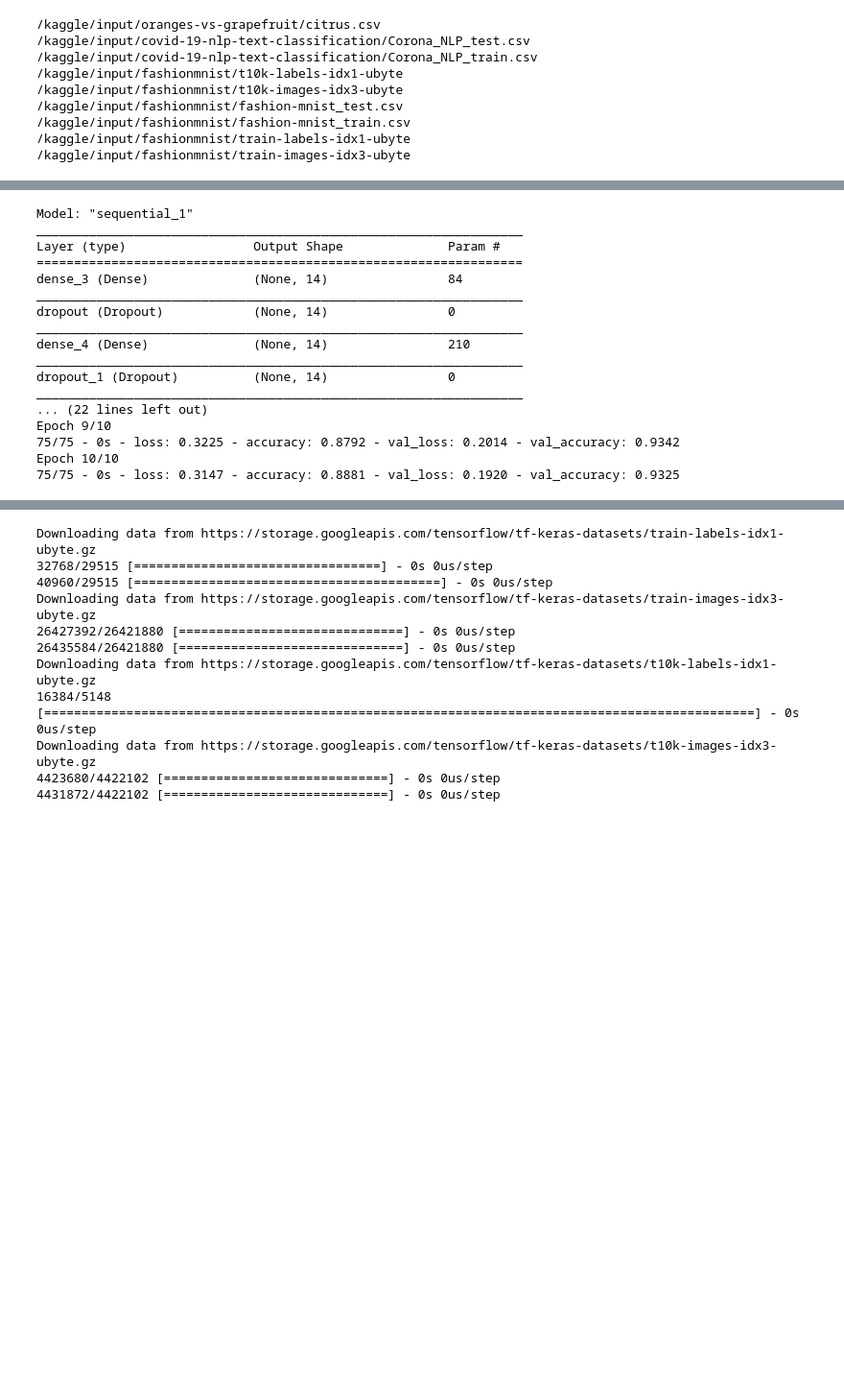
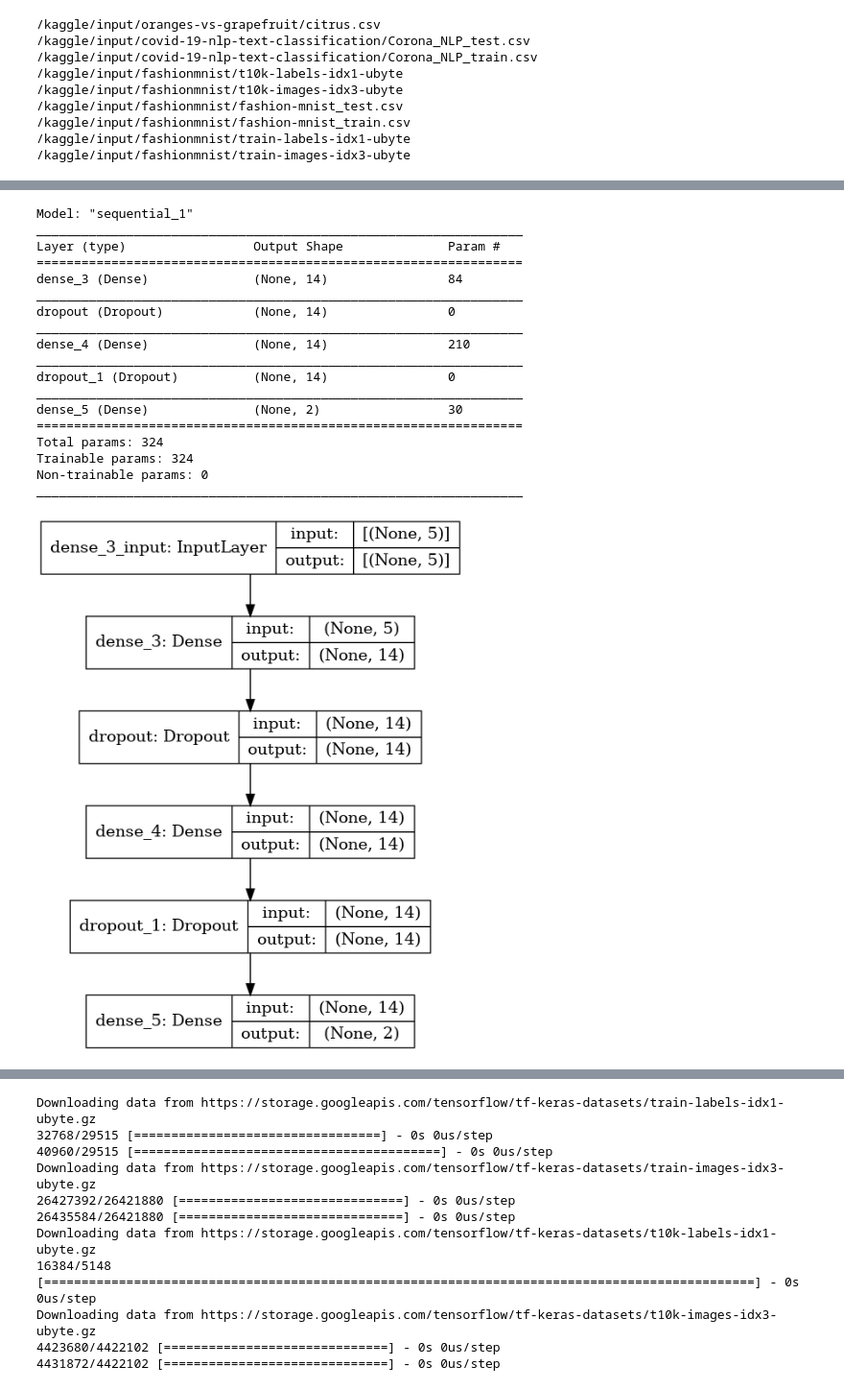
Before and after one commit to kus-machine/Course5-machine-learning, a Jupyter notebook: c5lab4-network.ipynb, the cells around one changed output, grey strips where cells are left out. Shown at 96% size. Cells and saved outputs as stored; diff of their text form; code cells hidden in the pictures; blank space fills up the shorter version.

```diff
--- a/c5lab4-network.ipynb
+++ b/c5lab4-network.ipynb
@@ -159,35 +161,32 @@ Test accuracy: 0.9267500042915344
 # %%
 model =  keras.Sequential()
 model.add(layers.Dense(14, activation='relu', input_shape=(5,)))
 model.add(layers.Dropout(0.5))
 model.add(layers.Dense(14, activation='relu'))
 model.add(layers.Dropout(0.5))
 model.add(layers.Dense(2, activation='sigmoid'))
 
 model.summary()
 model.compile(loss='binary_crossentropy',   optimizer='adam', metrics=['accuracy'])
 
-history = model.fit(scaled_X_train,
-                    y_train,
-                    epochs=10,
-                    batch_size=64,
-                    validation_split=0.2,
-                    verbose = 2)
+keras.utils.plot_model(model, show_shapes=True)
 # %% [output]
 Model: "sequential_1"
 _________________________________________________________________
 Layer (type)                 Output Shape              Param #
 =================================================================
 dense_3 (Dense)              (None, 14)                84
 _________________________________________________________________
 dropout (Dropout)            (None, 14)                0
 _________________________________________________________________
 dense_4 (Dense)              (None, 14)                210
 _________________________________________________________________
 dropout_1 (Dropout)          (None, 14)                0
 _________________________________________________________________
-... (22 lines left out)
-Epoch 9/10
-75/75 - 0s - loss: 0.3225 - accuracy: 0.8792 - val_loss: 0.2014 - val_accuracy: 0.9342
-Epoch 10/10
-75/75 - 0s - loss: 0.3147 - accuracy: 0.8881 - val_loss: 0.1920 - val_accuracy: 0.9325
+dense_5 (Dense)              (None, 2)                 30
+=================================================================
+Total params: 324
+Trainable params: 324
+Non-trainable params: 0
+_________________________________________________________________
+[figure, added]
```
Also changed, not shown: parts of 16 cells of this notebook.
